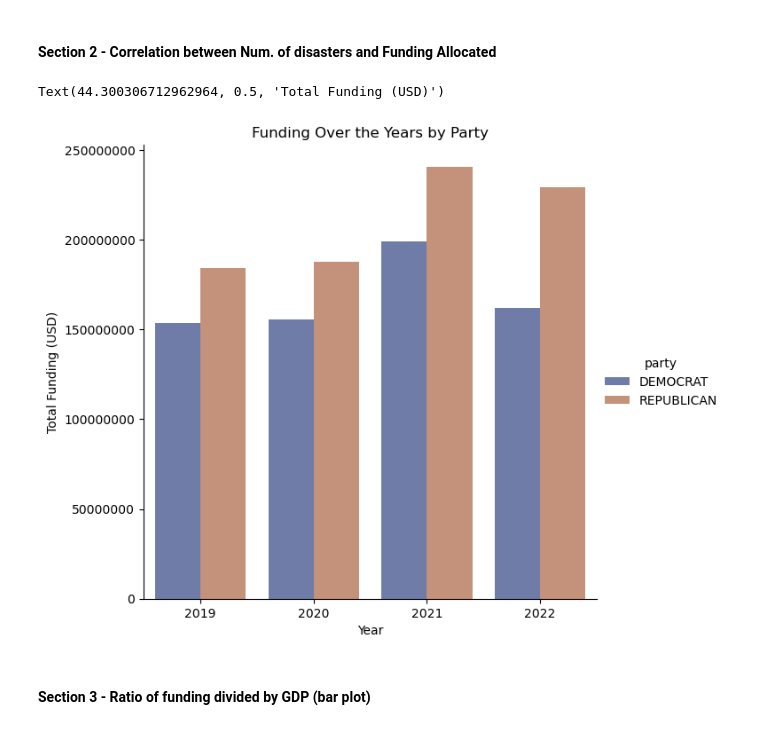
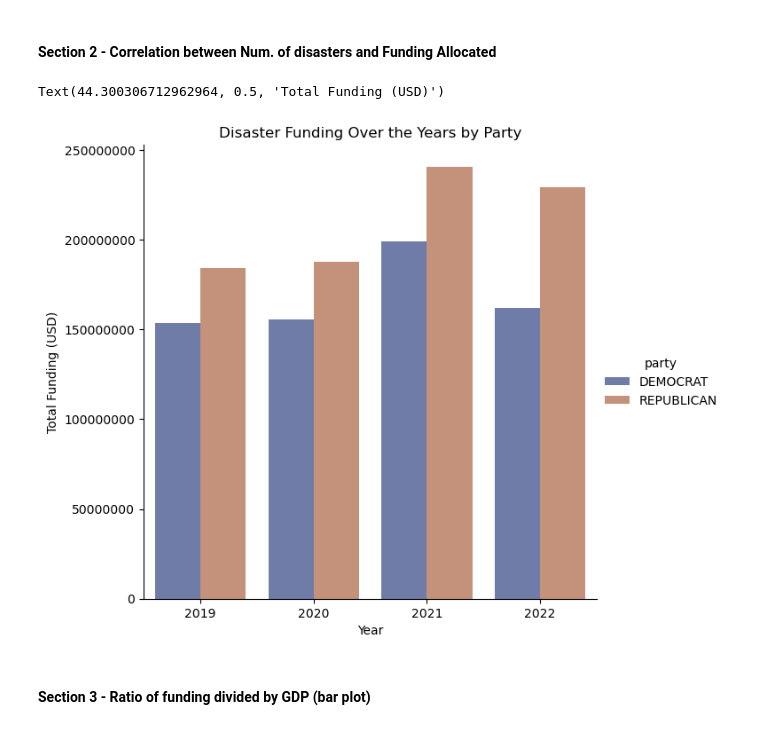
Before and after one commit to COGS108/Group054_WI24, a Jupyter notebook: EDACheckpoint_Group054_WI24.ipynb, the cells around one changed output. Saved outputs shown, nothing was run; the diff lists cells and outputs as text; code cells hidden in the pictures.

```diff
--- a/EDACheckpoint_Group054_WI24.ipynb
+++ b/EDACheckpoint_Group054_WI24.ipynb
@@ -432,25 +431,25 @@ looking at wether or not the number of disasters a state has is a good predictor
 # %%
 df_grouped = master_df.groupby(by=['year', 'party', ])['funding'].sum().reset_index()
 
 bar_plot= sns.catplot(
     data=df_grouped,
     kind="bar",
     x="year",
     y = "funding",
     hue="party",
     hue_order = ["DEMOCRAT", "REPUBLICAN"], #hue order to specify the way you want vars to show
     palette="dark",
     alpha=.6,
     height=6
 )
 
 plt.ticklabel_format(style='plain', axis='y')
-plt.title('Funding Over the Years by Party')
+plt.title('Disaster Funding Over the Years by Party')
 plt.xlabel('Year')
 plt.ylabel('Total Funding (USD)')
 # %% [output]
 Text(44.300306712962964, 0.5, 'Total Funding (USD)')
-[figure, old version]
+[figure, new version]
 # %% [markdown]
 #### Section 3 - Ratio of funding divided by GDP (bar plot)
 # %%
```
Also changed, not shown: parts of 5 cells of this notebook.
